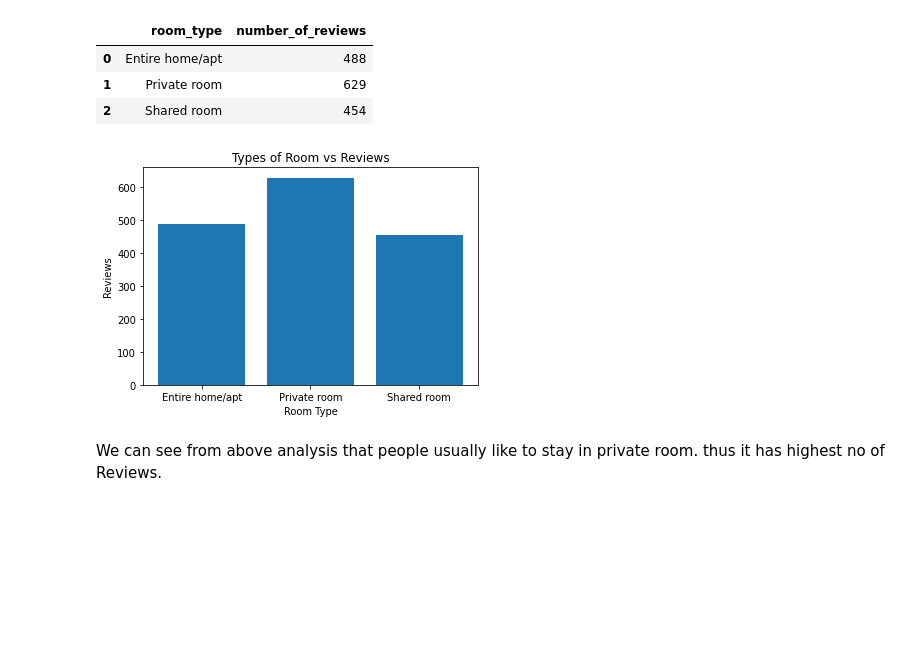
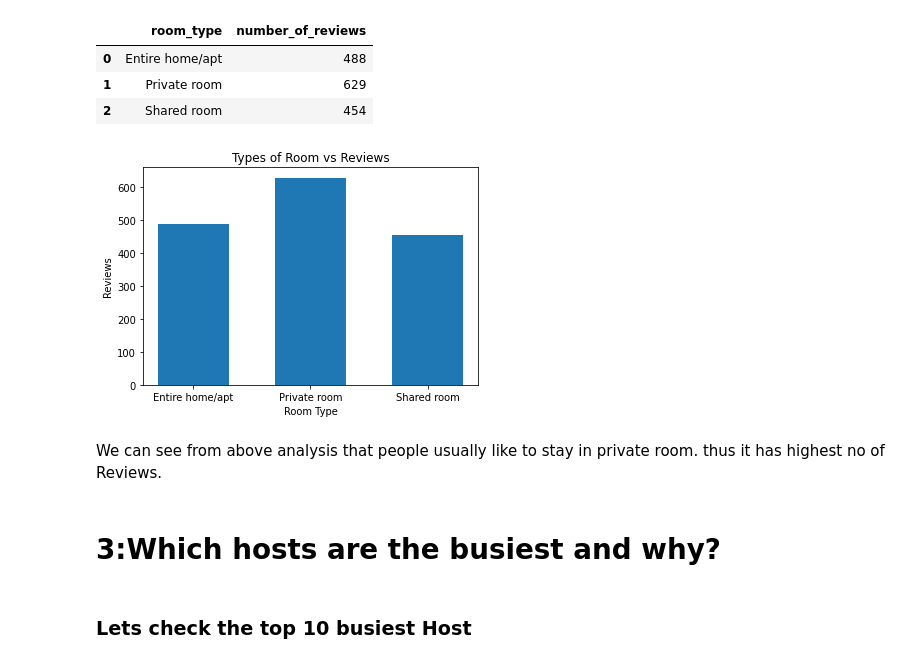
Before and after one commit to amolrasam2696/Airbnb-data-analysis, a Jupyter notebook: Copy_of_Airbnb_Bookings_Analysis_Amol_Rasam_Capstone_Project.ipynb, the cells around one changed output. Saved outputs shown, nothing was run; the diff lists cells and outputs as text; code cells hidden in the pictures; blank space fills up the shorter version.

```diff
--- a/Copy_of_Airbnb_Bookings_Analysis_Amol_Rasam_Capstone_Project.ipynb
+++ b/Copy_of_Airbnb_Bookings_Analysis_Amol_Rasam_Capstone_Project.ipynb
@@ -297,15 +297,19 @@ room_type_review
 # %%
 # creating a bar plot.
 room_type = room_type_review['room_type']
 reviews = room_type_review['number_of_reviews']
 
-plt.bar(room_type, reviews)
+plt.bar(room_type, reviews, width= 0.6)
 
 plt.xlabel("Room Type")
 plt.ylabel("Reviews")
 plt.title("Types of Room vs Reviews")
 plt.show()
 # %% [output]
-[figure, old version]
+[figure, new version]
 # %% [markdown]
 We can see from above analysis that people usually like to stay in  private room. thus it has highest no of Reviews.
+# %% [markdown]
+# 3:Which hosts are the busiest and why?
+# %% [markdown]
+### Lets check the top 10 busiest Host
```
Also changed, not shown: parts of 16 cells of this notebook.
